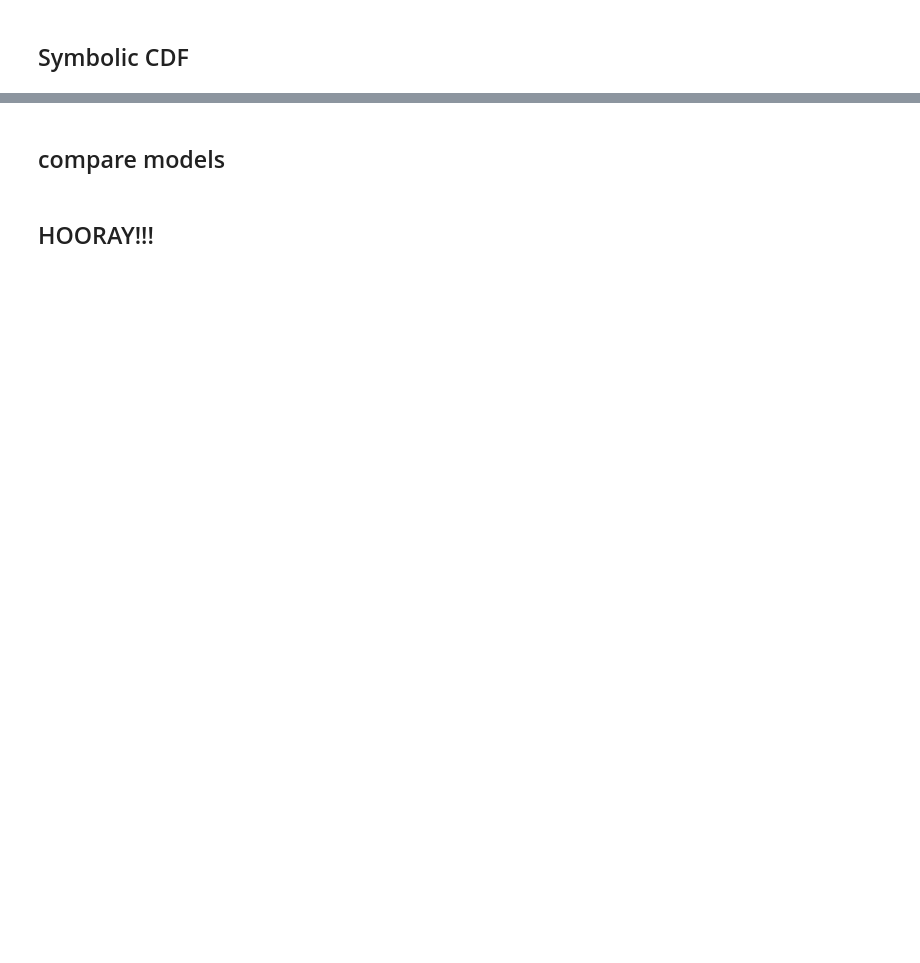
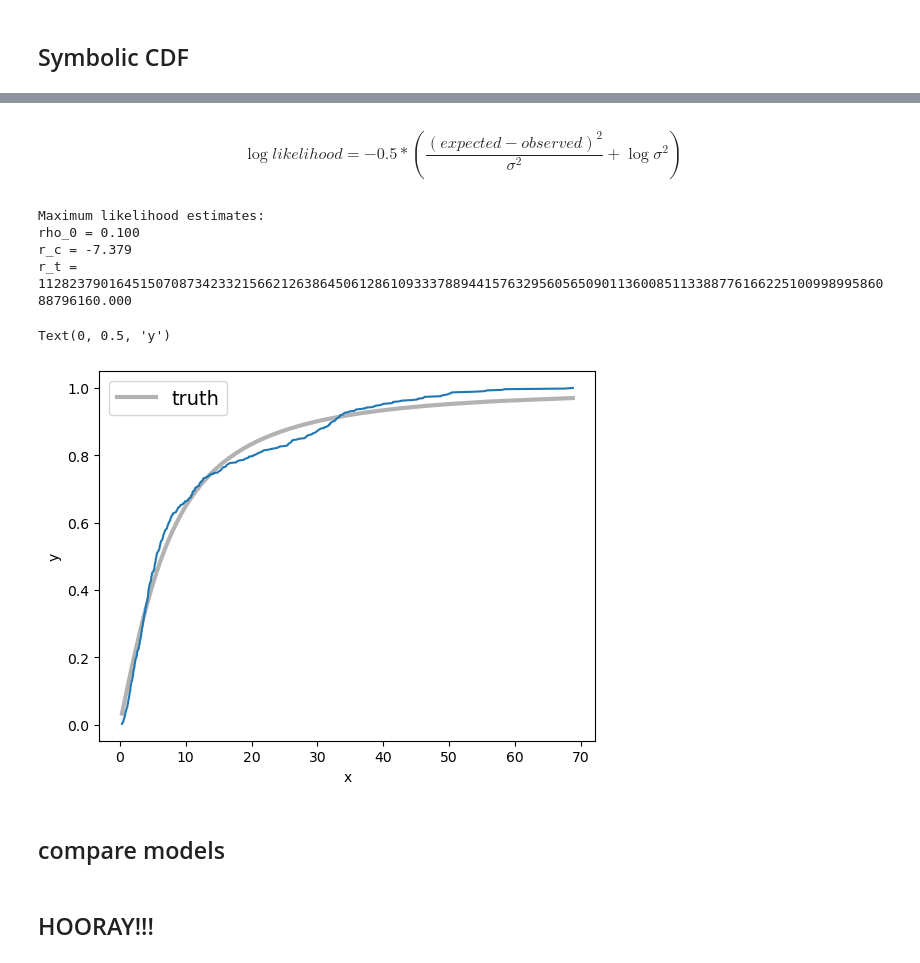
Before and after one commit to olgaborodina/be-open, a Jupyter notebook: main-project.ipynb, the cells around one changed output, grey strips where cells are left out. Drawn from its saved outputs; the diff is of its cells as text; code cells hidden in the pictures; blank space fills up the shorter version.

```diff
--- a/main-project.ipynb
+++ b/main-project.ipynb
@@ -126,18 +132,2 @@ plt.plot(CDF_x, CDF)
 # %% [markdown]
 ## Symbolic CDF
-# %%
-rho_0, r_c, r_t, r = sympy.symbols('rho_0 r_c r_t r')
-cdf = sympy.integrate(Kings_profile(r, rho_0, r_c, r_t), r)
-# %%
-cdf_fun = sympy.utilities.lambdify([rho_0, r_c, r_t, r], cdf)
-
-
-def log_likelihood(theta,x, y, yerr):
-    rho_0, r_c, r_t = theta
-    model = cdf_fun(rho_0, r_c, r_t, x)
-
-    sigma2 = yerr**2
-    return -0.5 * np.sum((y - model) ** 2 / sigma2 + np.log(sigma2))
-
-
-#plt.scatter(d, cdf_fun(50,20,30,d.value))
@@ -171,0 +134,4 @@ Text(0, 0.5, 'y')
+# %% [markdown]
+$$
+\log{likelihood} = -0.5 * \left( \frac{(expected - observed)^2}{\sigma^2} + \log{\sigma^2} \right)
+$$
@@ -172,3 +179,44 @@ Text(0, 0.5, 'y')
+# %%
+#err array
+np.random.seed(42)
+yerr  = np.random.normal(size=len(CDF))
+
+#getting cdf
+cdf_fxn = cdf_gen(profile='Kings')
+
+#inital_guess - change according to the profile you choose
+init_kings = np.array([1., np.mean(d.value), 4*np.mean(d.value)]) #rho_0, r_c, r_t
+
+#getting x and y
+CDF_x = np.sort(d.value)                    # x  #basically the r in the profile functions
+CDF = np.arange(1, len(d) + 1) / len(d)     # y  #normalised CDF
+
+#finding solution by minimise alogorithm
+soln = mle(init_guess = init_kings,
+            x=CDF_x,
+            y=CDF,
+            y_err = yerr,
+            cdf_model = cdf_fxn)
+
+
+rho0_ml, rc_ml, rt_ml = soln.x
+print("Maximum likelihood estimates:")
+print("rho_0 = {0:.3f}".format(rho0_ml))
+print("r_c = {0:.3f}".format(rc_ml))
+print("r_t = {0:.3f}".format(np.exp(rt_ml)))
+
+plt.plot(CDF_x, cdf_fxn(CDF_x,*soln.x), "k", alpha=0.3, lw=3, label="truth")
+plt.plot(CDF_x, CDF)
+plt.legend(fontsize=14)
+plt.xlabel("x")
+plt.ylabel("y")
+# %% [output]
+Maximum likelihood estimates:
+rho_0 = 0.100
+r_c = -7.379
+r_t = 11282379016451507087342332156621263864506128610933378894415763295605650901136008511338877616622510099899586088796160.000
+Text(0, 0.5, 'y')
+[figure, added]
 # %% [markdown]
 ## compare models
 # %% [markdown]
```
Also changed, not shown: parts of 7 cells of this notebook.
